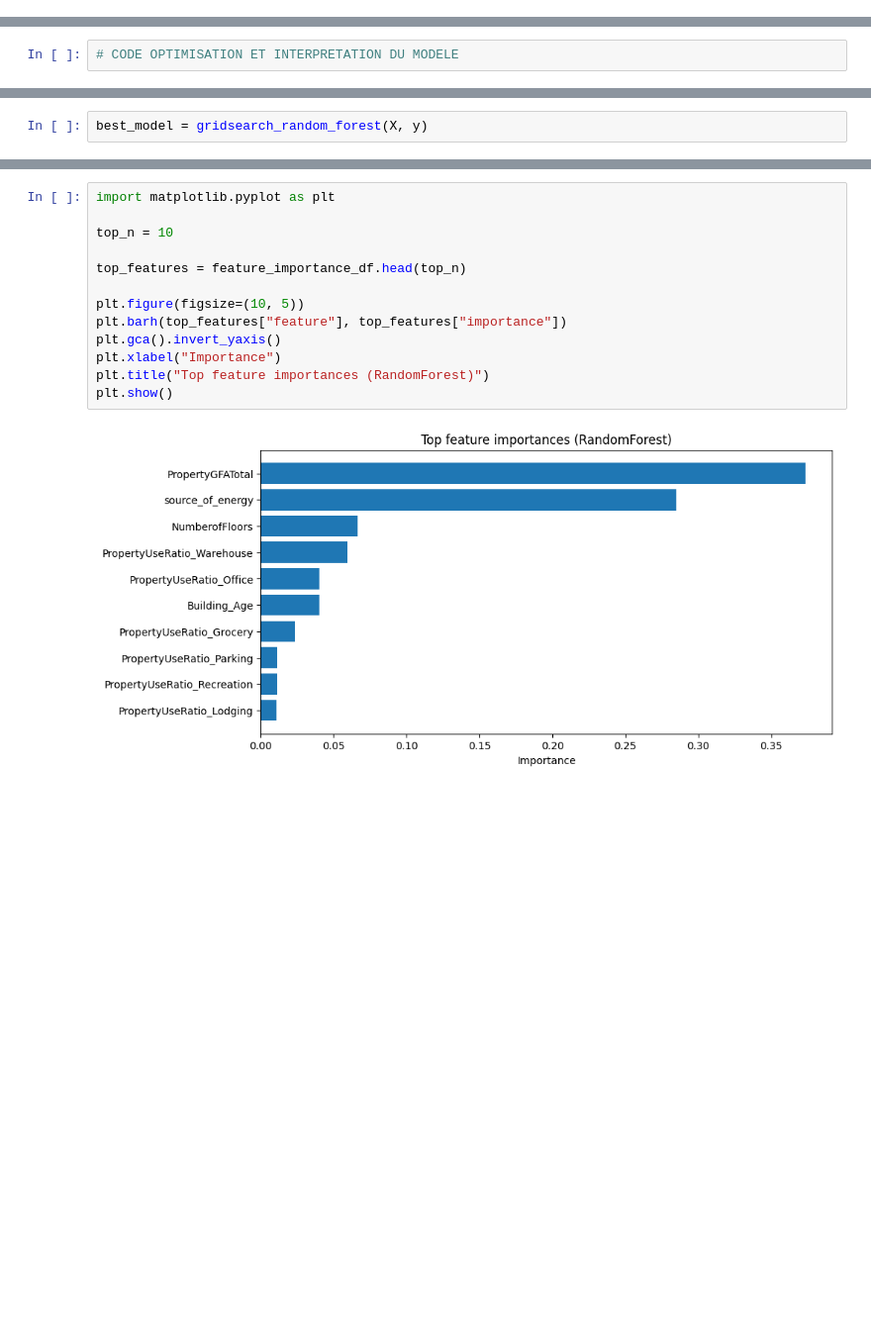
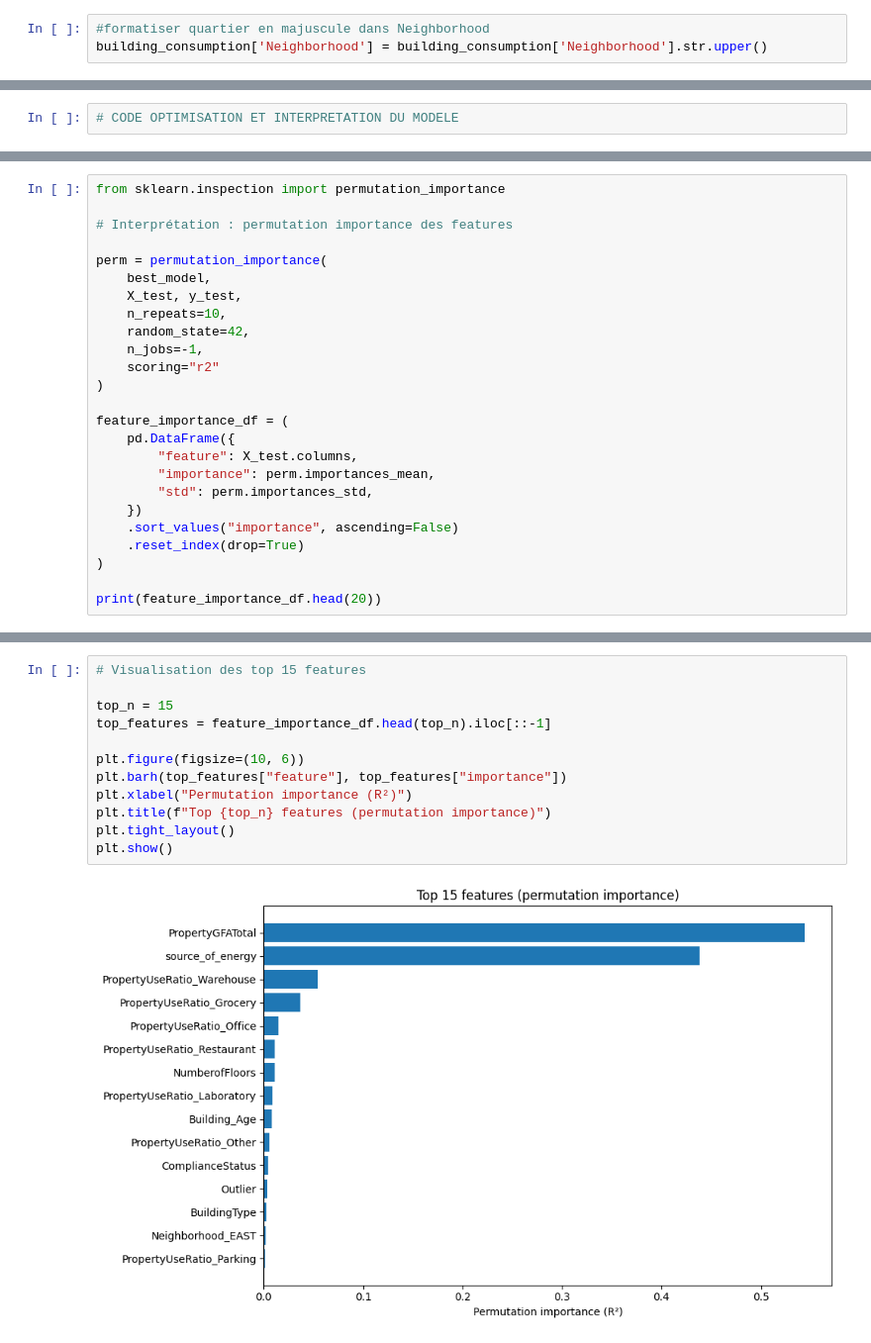
Before and after one commit to seiyakazana/opc_batimentML, a Jupyter notebook: notebook/template_modelistation_supervisee.ipynb, the cells around one changed output, grey strips where cells are left out. Shown at 99% size. Cells and saved outputs as stored; diff of their text form; blank space fills up the shorter version.

Commit message:
final version notebook + save model bentoml

```diff
--- a/notebook/template_modelistation_supervisee.ipynb
+++ b/notebook/template_modelistation_supervisee.ipynb
@@ -328,3 +211,6 @@ plt.tight_layout()
 plt.show()
 # %% [output]
 [figure]
+# %%
+#formatiser quartier en majuscule dans Neighborhood
+building_consumption['Neighborhood'] = building_consumption['Neighborhood'].str.upper()
@@ -823,2 +723,0 @@ def gridsearch_random_forest(X, y):
-# %%
-best_model = gridsearch_random_forest(X, y)
@@ -857,0 +742,25 @@ print(feature_importance_df)
+# %%
+from sklearn.inspection import permutation_importance
+
+# Interprétation : permutation importance des features
+
+perm = permutation_importance(
+    best_model,
+    X_test, y_test,
+    n_repeats=10,
+    random_state=42,
+    n_jobs=-1,
+    scoring="r2"
+)
+
+feature_importance_df = (
+    pd.DataFrame({
+        "feature": X_test.columns,
+        "importance": perm.importances_mean,
+        "std": perm.importances_std,
+    })
+    .sort_values("importance", ascending=False)
+    .reset_index(drop=True)
+)
+
+print(feature_importance_df.head(20))
@@ -858,15 +785,14 @@ print(feature_importance_df)
 # %%
-import matplotlib.pyplot as plt
+# Visualisation des top 15 features
 
-top_n = 10
+top_n = 15
+top_features = feature_importance_df.head(top_n).iloc[::-1]
 
-top_features = feature_importance_df.head(top_n)
-
-plt.figure(figsize=(10, 5))
+plt.figure(figsize=(10, 6))
 plt.barh(top_features["feature"], top_features["importance"])
-plt.gca().invert_yaxis()
-plt.xlabel("Importance")
-plt.title("Top feature importances (RandomForest)")
+plt.xlabel("Permutation importance (R²)")
+plt.title(f"Top {top_n} features (permutation importance)")
+plt.tight_layout()
 plt.show()
 # %% [output]
-[figure, old version]
+[figure, new version]
```
Also changed, not shown: parts of 39 cells of this notebook.
